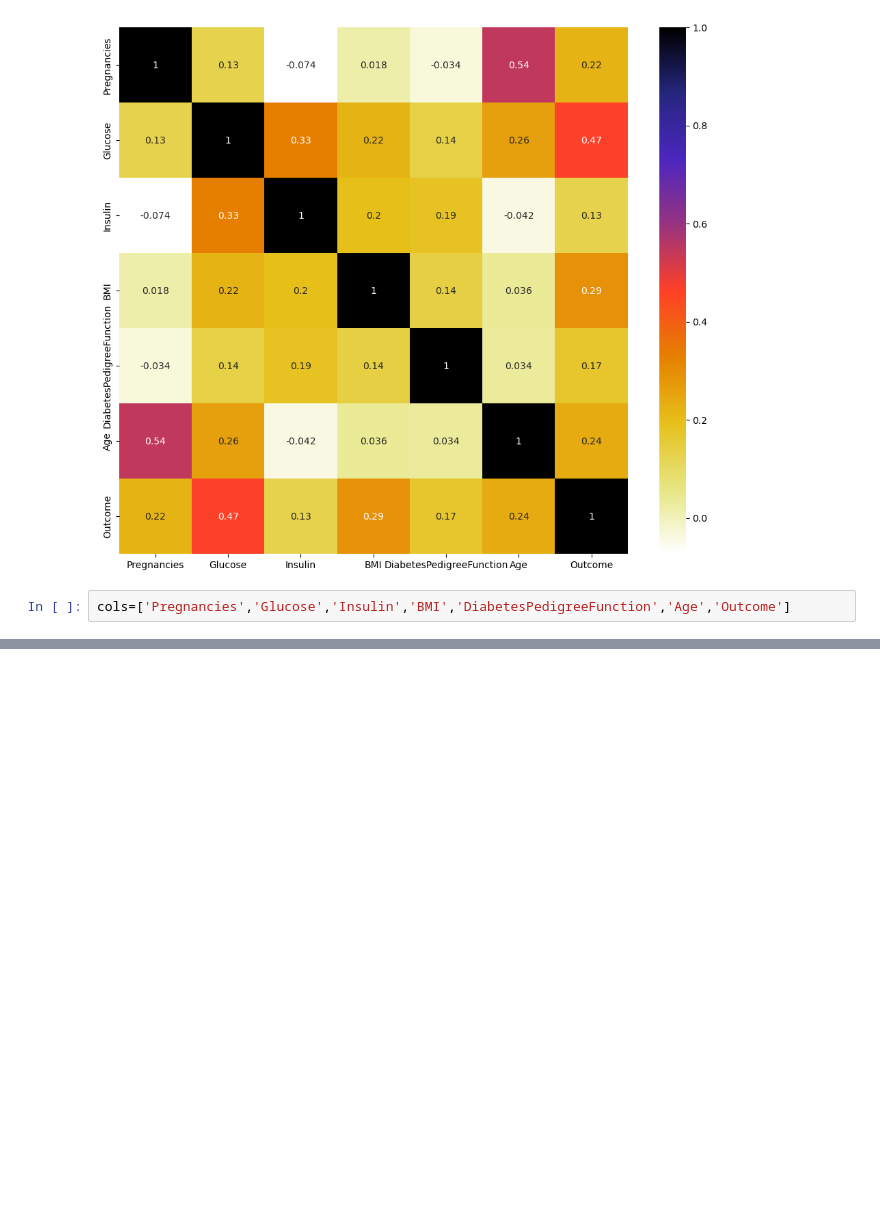
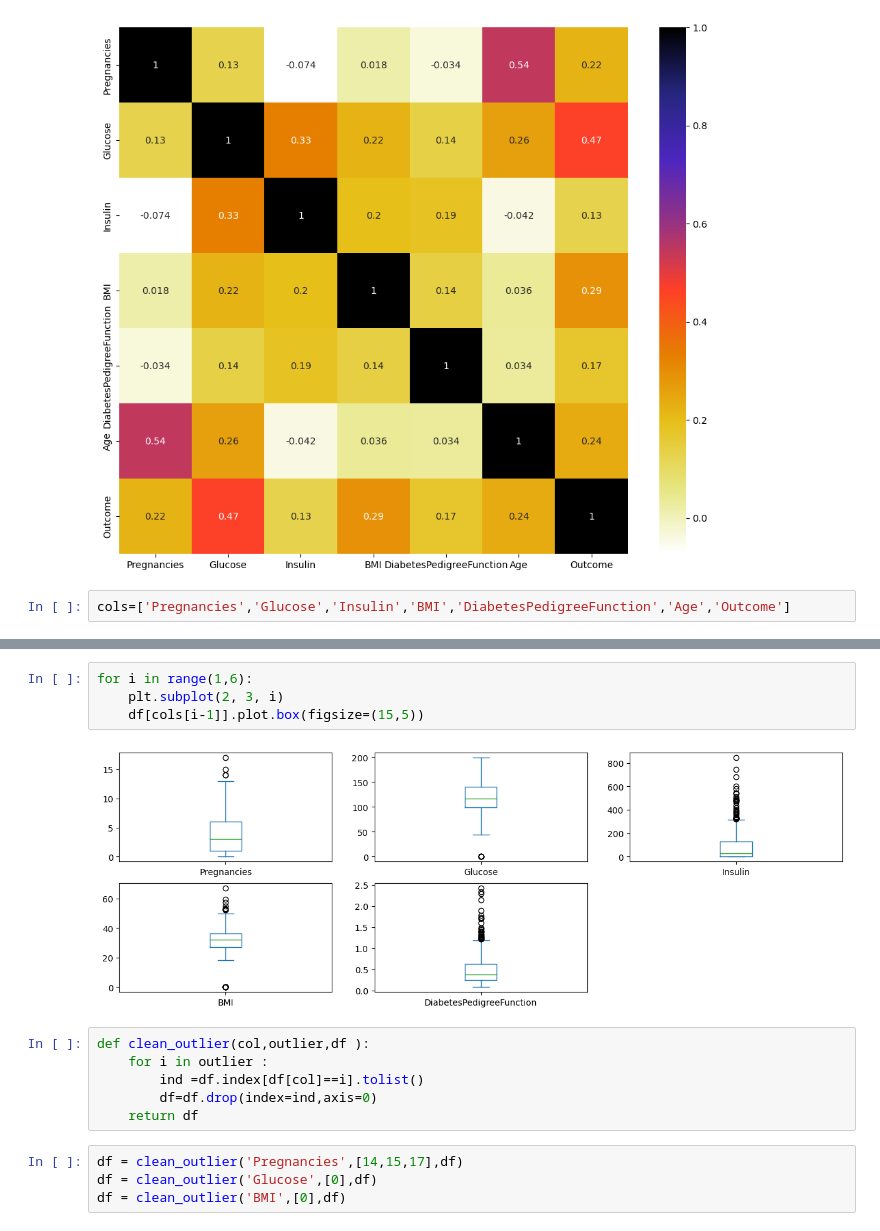
Before and after one commit to HUONSopanha/Introduction-to-Data-Science, a Jupyter notebook: Cleaning.ipynb, the cells around one changed output, grey strips where cells are left out. Cells and saved outputs as stored; diff of their text form; blank space fills up the shorter version.

```diff
--- a/Cleaning.ipynb
+++ b/Cleaning.ipynb
@@ -84,0 +107,16 @@ for label in cols[:-1]:
+# %%
+for i in range(1,6):
+    plt.subplot(2, 3, i)
+    df[cols[i-1]].plot.box(figsize=(15,5))
+# %% [output]
+[figure, added]
+# %%
+def clean_outlier(col,outlier,df ):
+    for i in outlier :
+        ind =df.index[df[col]==i].tolist()
+        df=df.drop(index=ind,axis=0)
+    return df
+# %%
+df = clean_outlier('Pregnancies',[14,15,17],df)
+df = clean_outlier('Glucose',[0],df)
+df = clean_outlier('BMI',[0],df)
```
Also changed, not shown: parts of 4 cells of this notebook.
